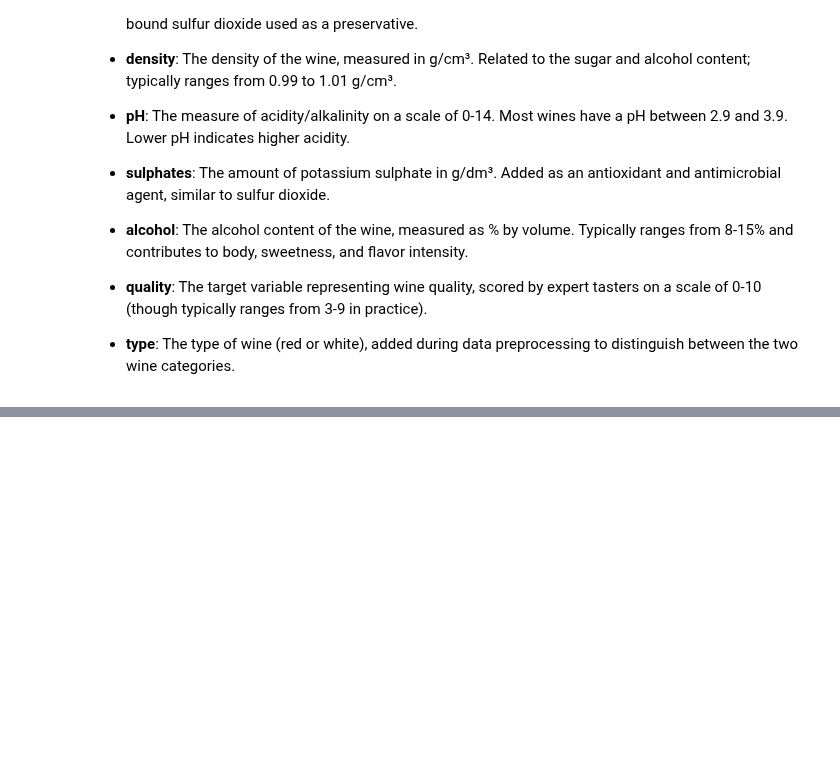
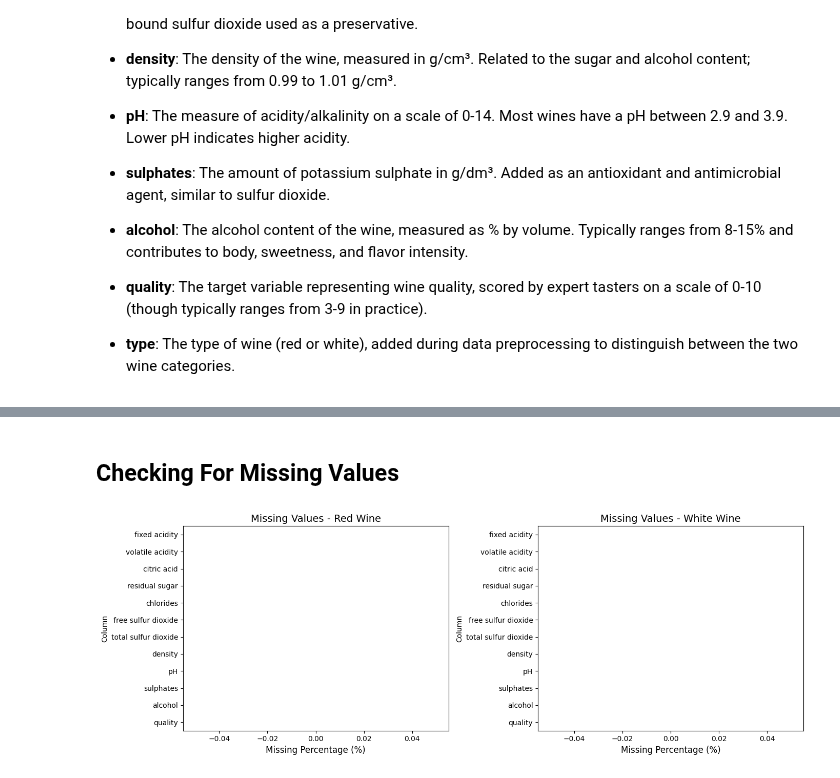
Before and after one commit to DinteN098/GSU_homework, a Jupyter notebook: CSC 4780 Final Project/grape_and_feet.ipynb, the cells around one changed output, grey strips where cells are left out. Saved outputs shown, nothing was run; the diff lists cells and outputs as text; code cells hidden in the pictures; blank space fills up the shorter version.

```diff
--- a/CSC 4780 Final Project/grape_and_feet.ipynb
+++ b/CSC 4780 Final Project/grape_and_feet.ipynb
@@ -300,0 +87,36 @@ plt.show()
+# %% [markdown]
+## Checking For Missing Values
+# %%
+# Visual representation of missing values
+fig, axes = plt.subplots(1, 2, figsize=(14, 5))
+
+# Red wine missing values
+missing_red = red.isnull().sum()
+missing_red_pct = (missing_red / len(red)) * 100
+missing_red_df = pd.DataFrame({
+    'Column': missing_red.index,
+    'Missing Count': missing_red.values,
+    'Missing %': missing_red_pct.values
+})
+
+sns.barplot(data=missing_red_df, x='Missing %', y='Column', ax=axes[0], hue='Column', palette='Reds_r', legend=False)
+axes[0].set_title('Missing Values - Red Wine', fontsize=14)
+axes[0].set_xlabel('Missing Percentage (%)', fontsize=12)
+
+# White wine missing values
+missing_white = white.isnull().sum()
+missing_white_pct = (missing_white / len(white)) * 100
+missing_white_df = pd.DataFrame({
+    'Column': missing_white.index,
+    'Missing Count': missing_white.values,
+    'Missing %': missing_white_pct.values
+})
+
+sns.barplot(data=missing_white_df, x='Missing %', y='Column', ax=axes[1], hue='Column', palette='Blues_r', legend=False)
+axes[1].set_title('Missing Values - White Wine', fontsize=14)
+axes[1].set_xlabel('Missing Percentage (%)', fontsize=12)
+
+plt.tight_layout()
+plt.show()
+# %% [output]
+[figure, added]
```
Also changed, not shown: parts of 52 cells of this notebook, 5 other files.
